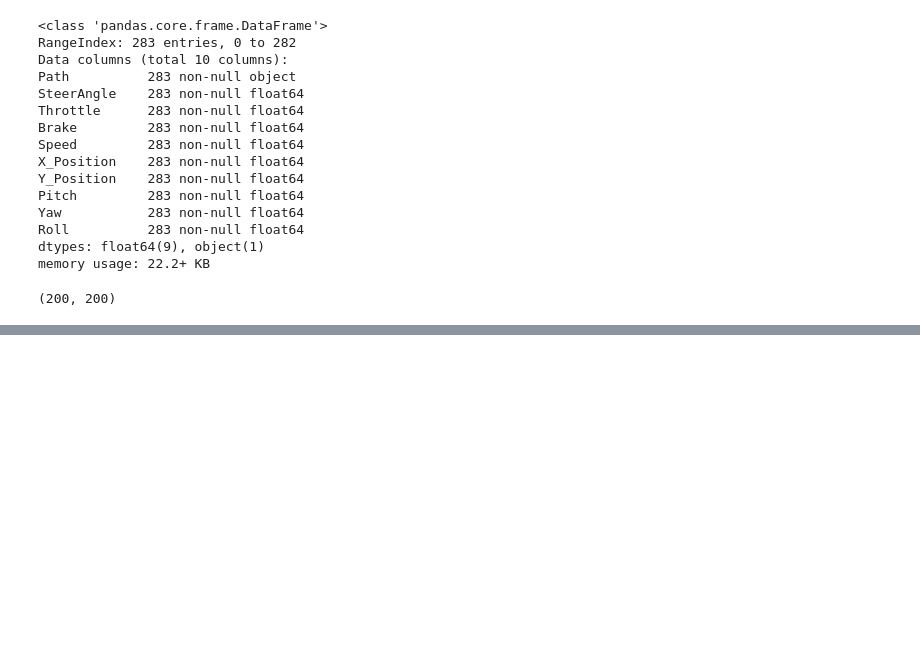
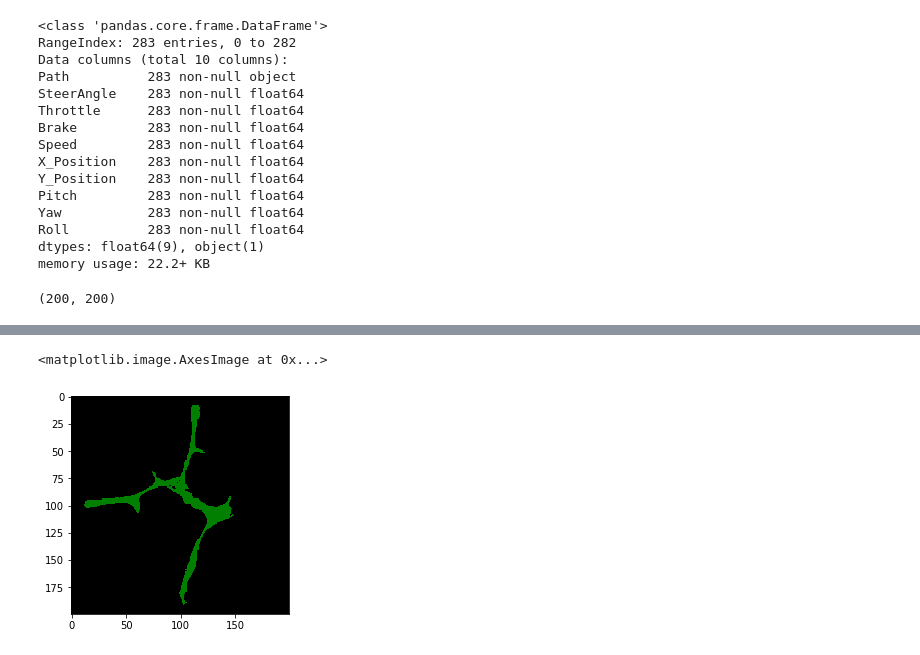
Before and after one commit to Nour-Osama/NASA-Mars-Autonomous-Rover-Simulation, a Jupyter notebook: Project Pipeline and visualisations.ipynb, the cells around one changed output, grey strips where cells are left out. Saved outputs shown, nothing was run; the diff lists cells and outputs as text; code cells hidden in the pictures; blank space fills up the shorter version.

```diff
--- a/Project Pipeline and visualisations.ipynb
+++ b/Project Pipeline and visualisations.ipynb
@@ -746,0 +395,12 @@ np.array([]).min()
+# %%
+ground_truth = mpimg.imread('calibration_images/map_bw.png')
+ground_truth = np.dstack((ground_truth*0, ground_truth*1, ground_truth*0)).astype(np.float)
+# %%
+rover_world_map =  np.zeros((200, 200, 3), dtype=np.float)
+rover_world_map = cv2.addWeighted(rover_world_map, 1, ground_truth, 0.5, 0)
+    # Flip map overlay so y-axis points upward and add to output_image
+#rover_world_map = np.flipud(rover_world_map)
+plt.imshow(rover_world_map,cmap="gray")
+# %% [output]
+<matplotlib.image.AxesImage at 0x...>
+[figure, added]
```
Also changed, not shown: parts of 49 cells of this notebook, 6 other files.
